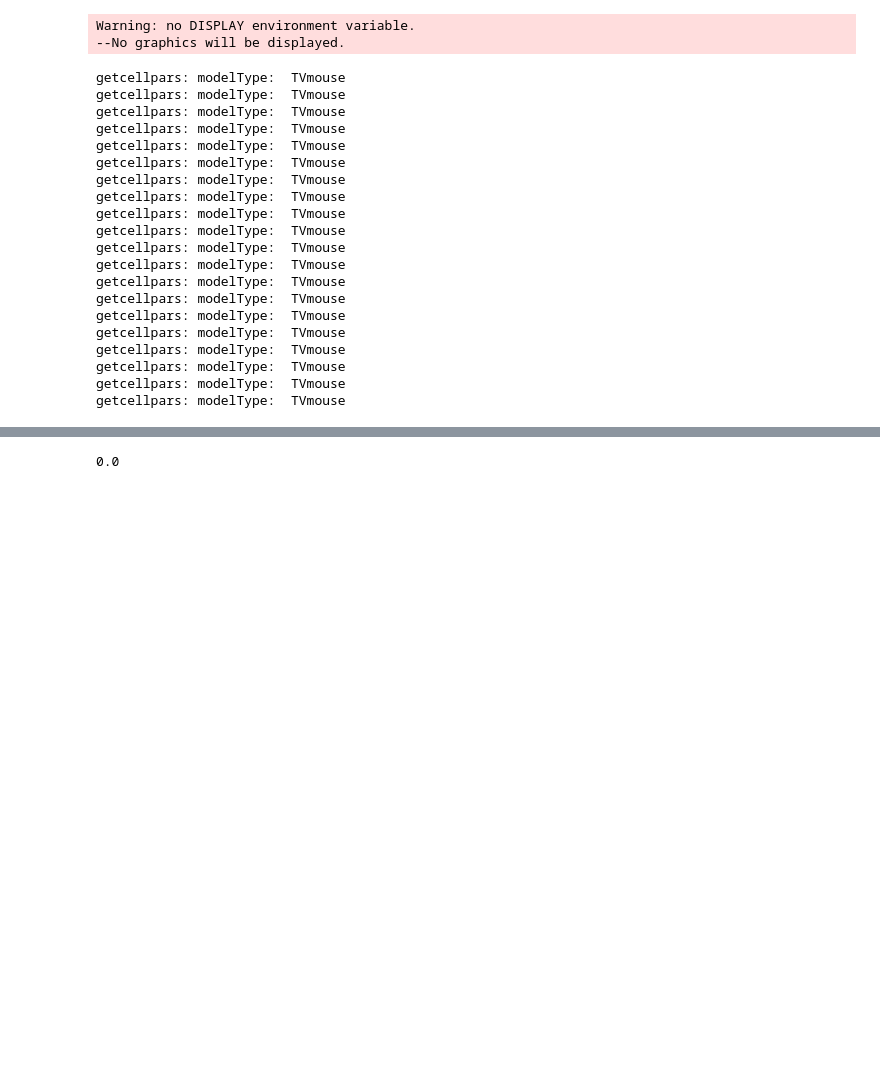
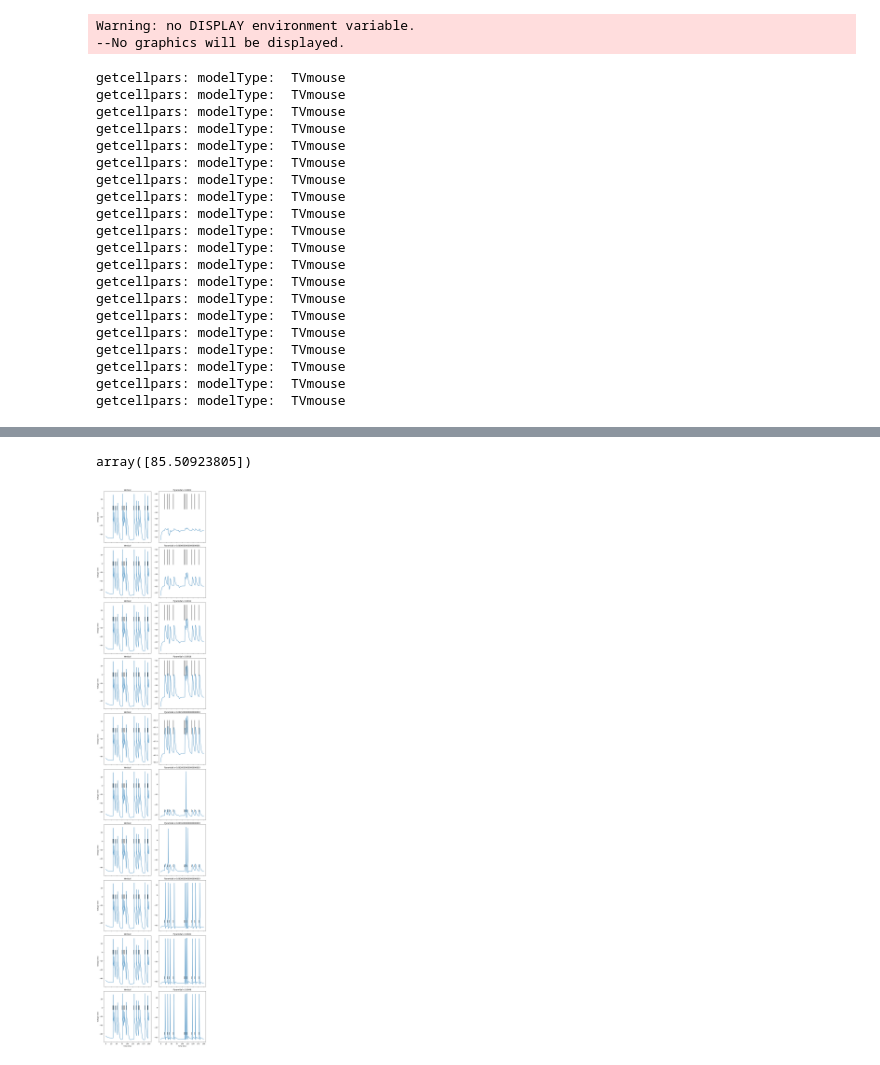
Before and after one commit to kedoxey/DCN_model, a Jupyter notebook: notebooks/tune_ic.ipynb, the cells around one changed output, grey strips where cells are left out. Drawn from its saved outputs; the diff is of its cells as text; code cells hidden in the pictures; blank space fills up the shorter version.

```diff
--- a/notebooks/tune_ic.ipynb
+++ b/notebooks/tune_ic.ipynb
@@ -55,0 +185,6 @@ t = h.Vector().record(h._ref_t)
+# %%
+e_syn_icp = h.Exp2Syn(pyramidal_cell.soma(0.5))
+e_syn_icp.tau2 = 2
+
+nc_icp = h.NetCon(ic_cell.soma(0.5)._ref_v, e_syn_icp, sec=ic_cell.soma)
+nc_icp.weight[0] = 0.001
@@ -56,10 +244,71 @@ t = h.Vector().record(h._ref_t)
+# %%
+vertical_spikes = np.array(t)[np.argwhere((np.array(vertical_v)[1:] > -20) & (np.array(vertical_v)[:-1] <= -20))]
+
+num_spikes = len(vertical_spikes)
+num_isi = num_spikes - 1 if num_spikes > 0 else 0
+num_isi / (vertical_spikes[-1] - vertical_spikes[0]) * 1000 if num_spikes > 0 else 0
+# %% [output]
+array([85.50923805])
 # %%
-h.tstop = 0.2*1000
-h.dt = 0.025
-h.celsius = 34.0
+# IC -> Vertical
+e_syn_icv = h.Exp2Syn(vertical_cell.soma(0.5))
+e_syn_icv.tau2 = 1.5
 
-cnm.util.custom_init()
-h.run()
+ns_icv = h.NetStim()
+ns_icv.interval = 1000/80  # 80 Hz
+ns_icv.number = 2e9
+ns_icv.start = 10
+ns_icv.noise = 0.8
+ns_icv.seed(74)
+
+stim_t_icv = h.Vector()
+stim_id_icv = h.Vector()
+nc_icv = h.NetCon(ns_icv, e_syn_icv)
+nc_icv.weight[0] = 1
+nc_icv.record(stim_t_icv, stim_id_icv)
+
+icp_weights = [0.0001 * i for i in range(1, 50, 5)]
+
+fig, axs = plt.subplots(len(icp_weights), 2, figsize=(10,len(icp_weights)*5), sharex=True)
+
+for i, icp_weight in enumerate(icp_weights):
+    # IC -> Pyramidal
+    e_syn_icp = h.Exp2Syn(pyramidal_cell.soma(0.5))
+    e_syn_icp.tau2 = 2
+
+    ns_icp = h.NetStim()
+    ns_icp.interval = 1000/80  # 80 Hz
+    ns_icp.number = 2e9
+    ns_icp.start = 10
+    ns_icp.noise = 0.8
+    ns_icp.seed(74)
+
+    stim_t_icp = h.Vector()
+    stim_id_icp = h.Vector()
+    nc_icp = h.NetCon(ns_icp, e_syn_icp)
+    nc_icp.weight[0] = icp_weight
+    nc_icp.record(stim_t_icp, stim_id_icp)
+
+    h.tstop = 0.2*1000
+    h.dt = 0.025
+    h.celsius = 34.0
+
+    cnm.util.custom_init()
+    h.run()
+
+    axs[i,0].plot(t, vertical_v)
+    axs[i,0].set_title('Vertical')
+    axs[i,0].vlines(list(stim_t_icv), ymin=-5, ymax=5, color='k')
+
+    axs[i,1].plot(t, pyramidal_v)
+    axs[i,1].set_title(f'Pyramidal x {icp_weight}')
+    axs[i,1].vlines(list(stim_t_icp), ymin=-55, ymax=-50, color='k')
+
+    axs[i,0].set_ylabel('Voltage (mV)')
+
+axs[-1,0].set_xlabel('Time (ms)')
+axs[-1,1].set_xlabel('Time (ms)')
+fig.tight_layout()
 # %% [output]
-0.0
+[figure, added]
 # %%
```
Also changed, not shown: parts of 30 cells of this notebook, 10 other files.
